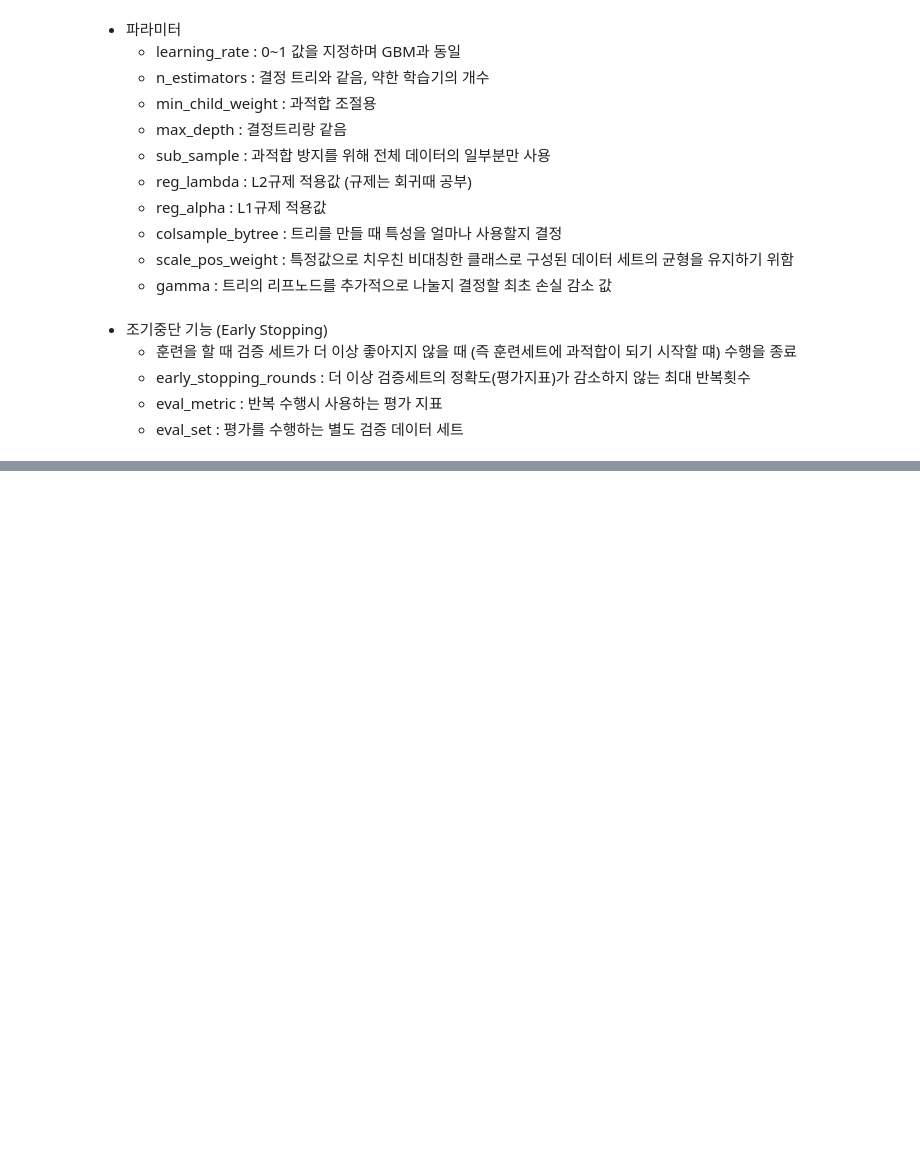
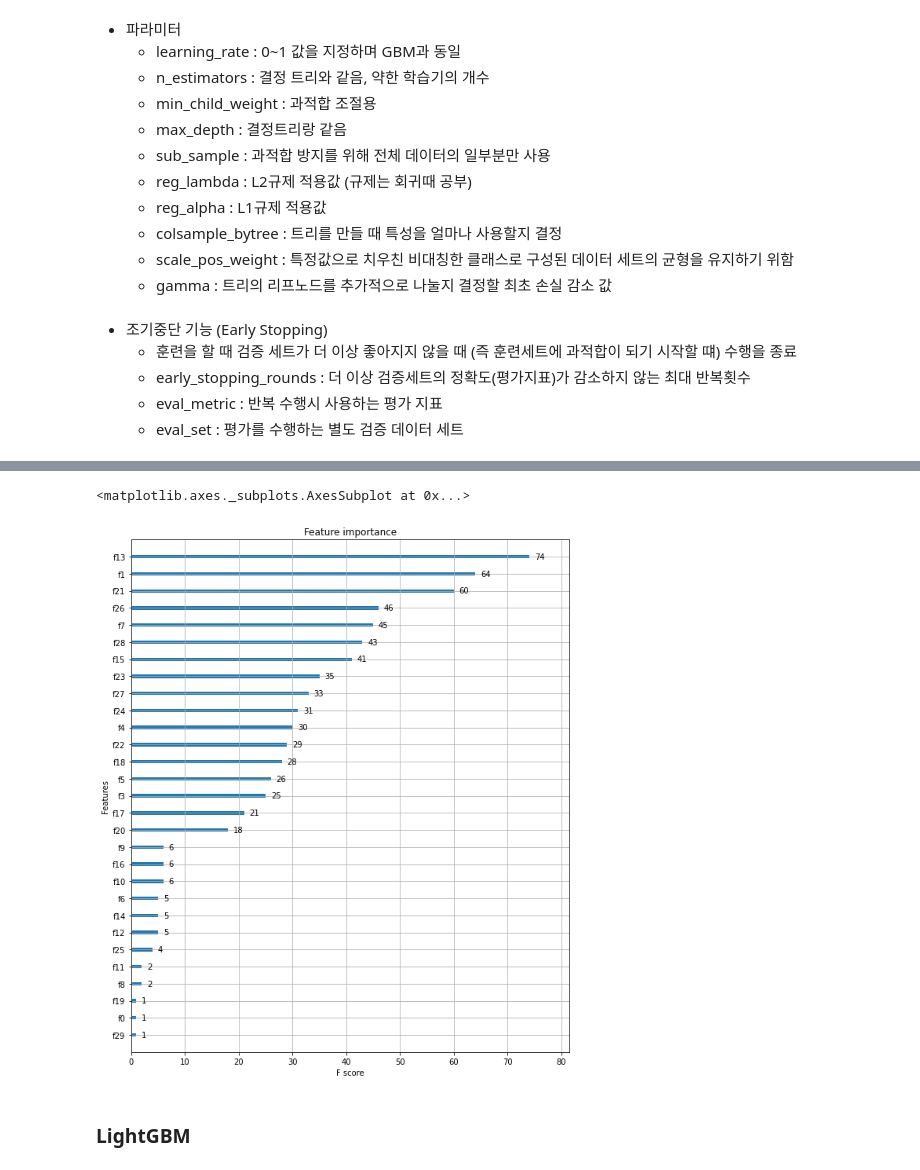
Before and after one commit to Yumpop/ML_basic_Study, a Jupyter notebook: 머신러닝_공룡.ipynb, the cells around one changed output, grey strips where cells are left out. Cells and saved outputs as stored; diff of their text form; code cells hidden in the pictures; blank space fills up the shorter version.

```diff
--- a/머신러닝_공룡.ipynb
+++ b/머신러닝_공룡.ipynb
@@ -2671,0 +2807,11 @@ print('최고 정확도 예측 {:.4f}'.format(grid_cv.best_score_))
+# %%
+ # 사이킷런 래퍼 XGBoost 클래스인 XGBClassifier 임포트
+from xgboost import XGBClassifier
+
+evals = [(X_test, y_test)] # 원래 검증은 학습데이터에서 뽑아야 하지만 데이터 수가 적어서 test데이터 사용
+
+xgb_wrapper = XGBClassifier(n_estimators=400, learning_rate=0.1, max_depth=3)
+xgb_wrapper.fit(X_train , y_train,  early_stopping_rounds=400,eval_set=evals, eval_metric="logloss",  verbose=True)
+
+w_preds = xgb_wrapper.predict(X_test)
+w_pred_proba = xgb_wrapper.predict_proba(X_test)[:, 1]
@@ -2671,0 +2843,11 @@ print('최고 정확도 예측 {:.4f}'.format(grid_cv.best_score_))
+# %%
+from xgboost import XGBClassifier
+
+xgb_wrapper = XGBClassifier(n_estimators=400, learning_rate=0.1, max_depth=3)
+
+evals = [(X_test, y_test)]
+xgb_wrapper.fit(X_train, y_train, early_stopping_rounds=100, eval_metric="logloss",
+                eval_set=evals, verbose=True)
+
+ws100_preds = xgb_wrapper.predict(X_test)
+ws100_pred_proba = xgb_wrapper.predict_proba(X_test)[:, 1]
@@ -2671,0 +2872,13 @@ print('최고 정확도 예측 {:.4f}'.format(grid_cv.best_score_))
+# %%
+from xgboost import plot_importance
+import matplotlib.pyplot as plt
+%matplotlib inline
+
+fig, ax = plt.subplots(figsize=(10, 12))
+# 사이킷런 래퍼 클래스를 입력해도 무방.
+plot_importance(xgb_wrapper, ax=ax)
+# %% [output]
+<matplotlib.axes._subplots.AxesSubplot at 0x...>
+[figure, added]
+# %% [markdown]
+### LightGBM
```
Also changed, not shown: parts of 47 cells of this notebook.
